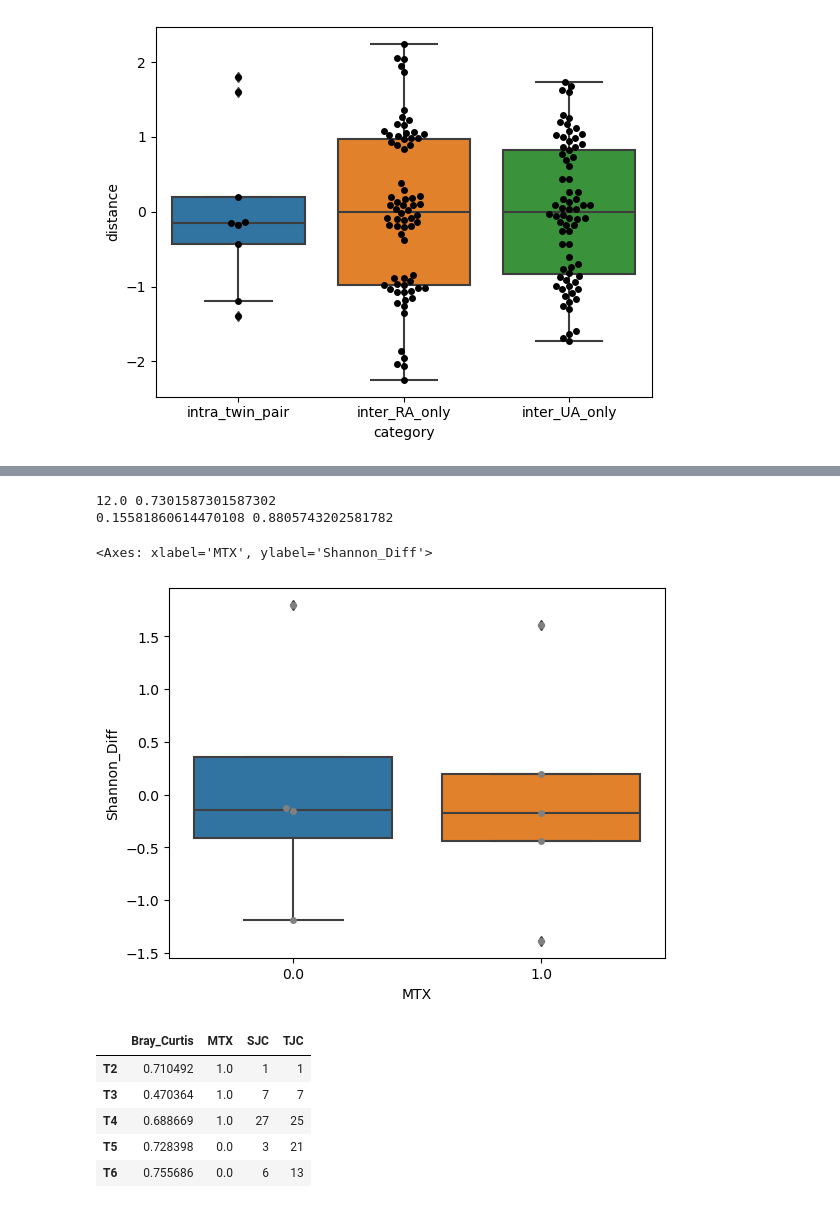
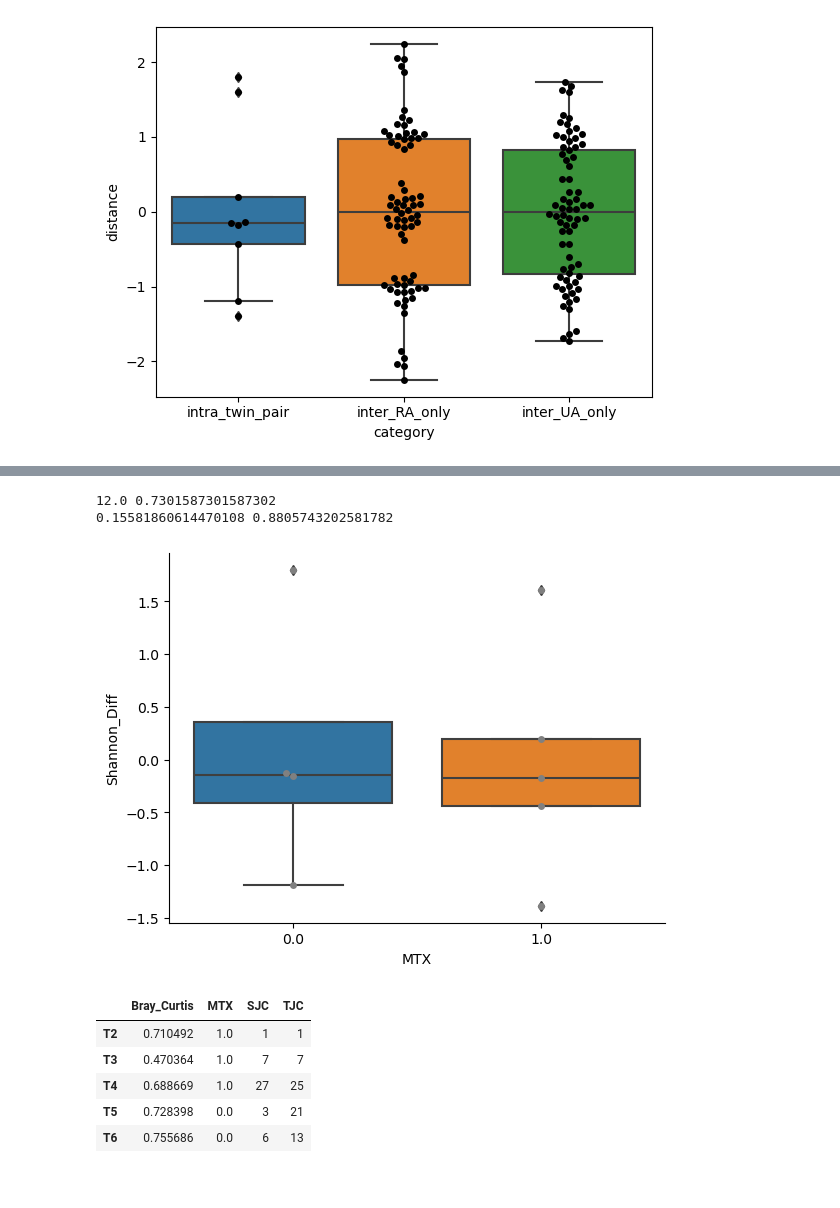
Before and after one commit to kbpi314/twinsra, a Jupyter notebook: code/twinsra_v4_shotgun.ipynb, the cells around one changed output, grey strips where cells are left out. Cells and saved outputs as stored; diff of their text form; code cells hidden in the pictures.

```diff
--- a/code/twinsra_v4_shotgun.ipynb
+++ b/code/twinsra_v4_shotgun.ipynb
@@ -267,24 +269,24 @@ sns.swarmplot(data=df_dist, x='category', y='distance', color='black')
 # %%
 # compare distances
 df_paired_div = pd.concat([df_paired_alpha, df_paired_beta], axis=1)
 
 inter_untreated = df_paired_div[df_paired_div['MTX'] == 0]['Shannon_Diff']
 inter_treated = df_paired_div[df_paired_div['MTX'] == 1]['Shannon_Diff']
 
 u, p = scipy.stats.mannwhitneyu(inter_untreated, inter_treated)
 print(u, p)
 
 t, p = scipy.stats.ttest_ind(inter_untreated, inter_treated)
 print(t, p)
 
 #sns.boxplot([inter_untreated, inter_treated])
 ax = sns.boxplot(data=df_paired_div, x='MTX', y='Shannon_Diff')
 sns.swarmplot(data=df_paired_div, x='MTX', y='Shannon_Diff', color='grey')
+sns.despine()
 # %% [output]
 12.0 0.7301587301587302
 0.15581860614470108 0.8805743202581782
-<Axes: xlabel='MTX', ylabel='Shannon_Diff'>
-[figure, old version]
+[figure, new version]
 # %%
 # add in metadata TJC and SJC
 samp_to_TJC = {
```
Also changed, not shown: parts of 40 cells of this notebook.
